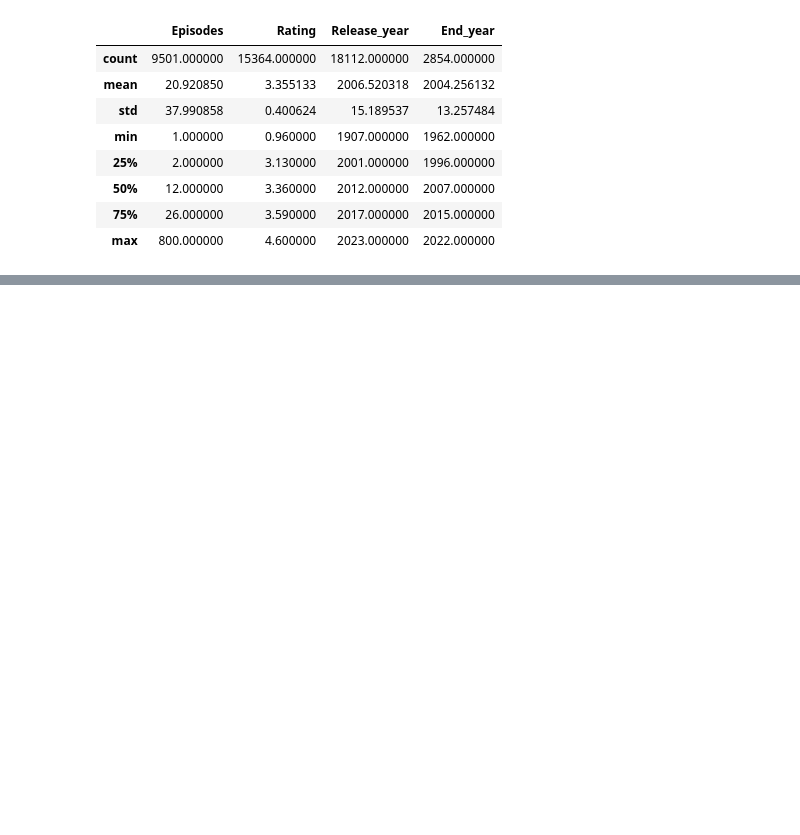
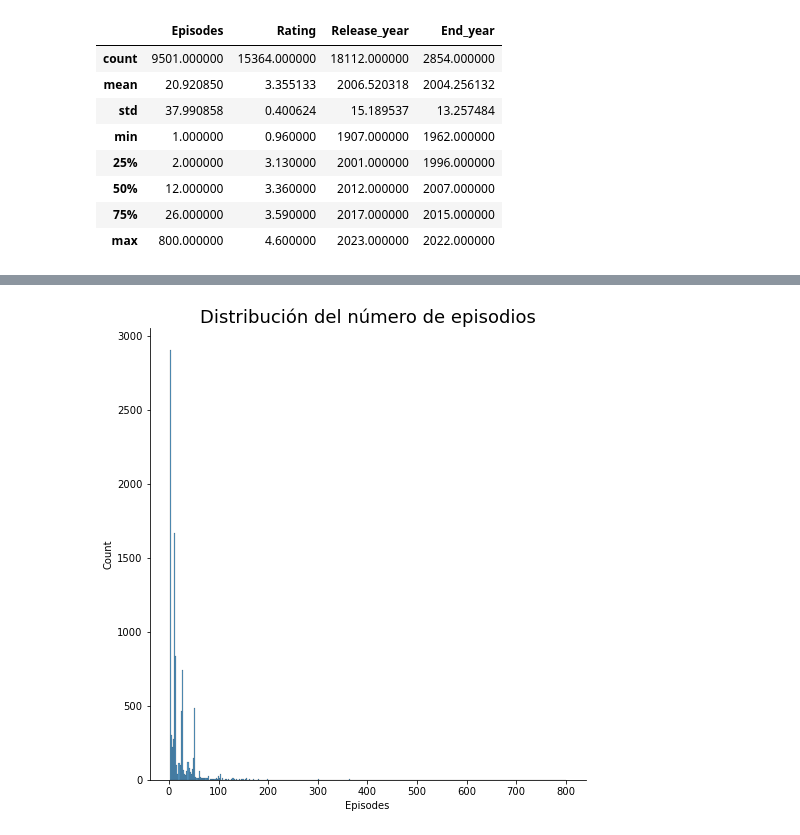
Before and after one commit to bigdatawirtz/entrega-bda, a Jupyter notebook: entrega_EDA/eda_HectorVilar.ipynb, the cells around one changed output, grey strips where cells are left out. Cells and saved outputs as stored; diff of their text form; code cells hidden in the pictures; blank space fills up the shorter version.

```diff
--- a/entrega_EDA/eda_HectorVilar.ipynb
+++ b/entrega_EDA/eda_HectorVilar.ipynb
@@ -106,0 +315,7 @@ anime.describe(include='object')
+# %%
+sns.displot(anime.Episodes, height=7)
+plt.title('Distribución del número de episodios', size=18);
+#Se pueden apreciar que los animes que más destacan son los cortos, con una cantidad de episodios comprendida principalmente entre los 12 y 24
+#Además se aprecia que los animes con más de 100 episodios se vuelven muy escasos
+# %% [output]
+[figure, added]
```
Also changed, not shown: parts of 19 cells of this notebook.
